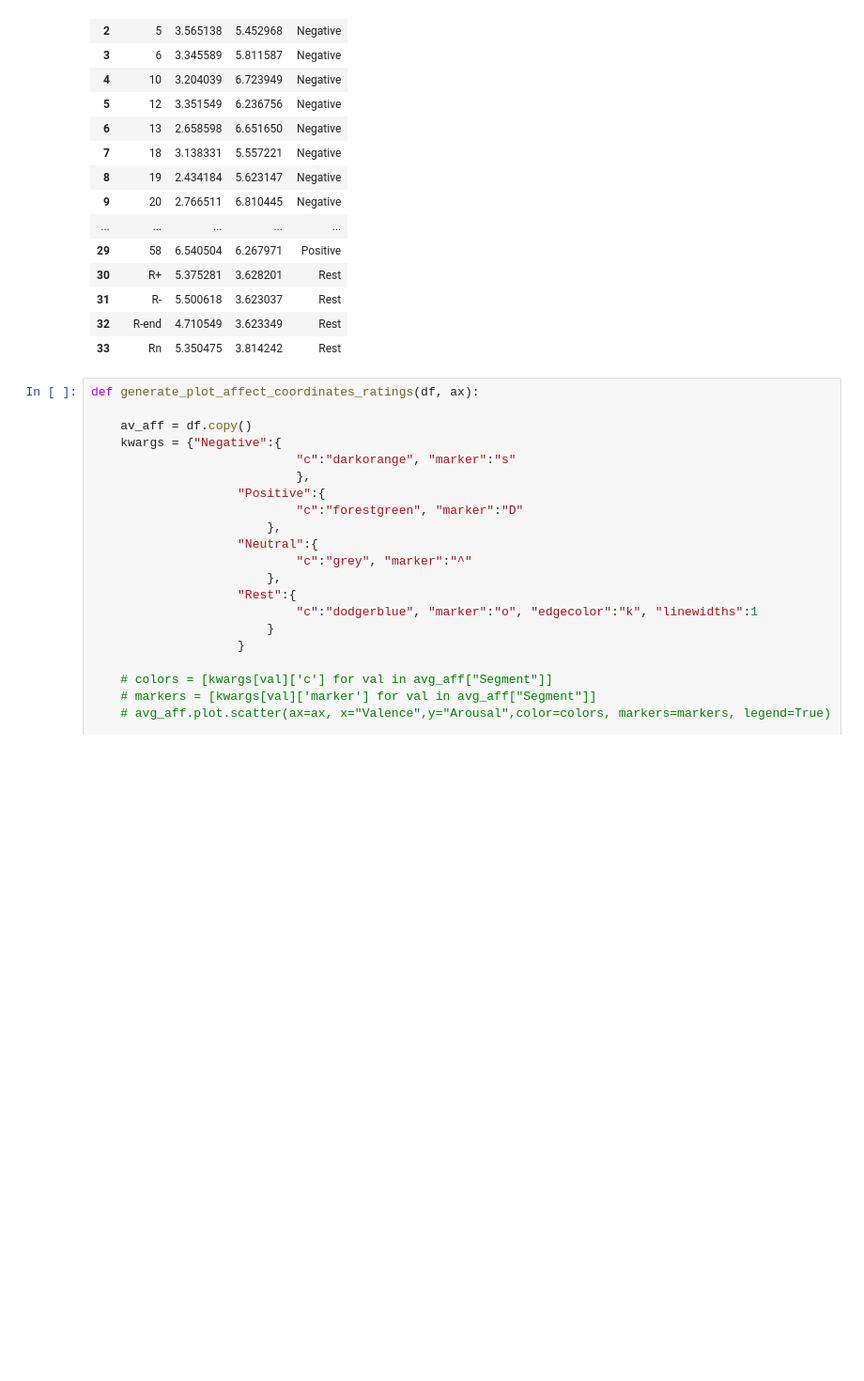
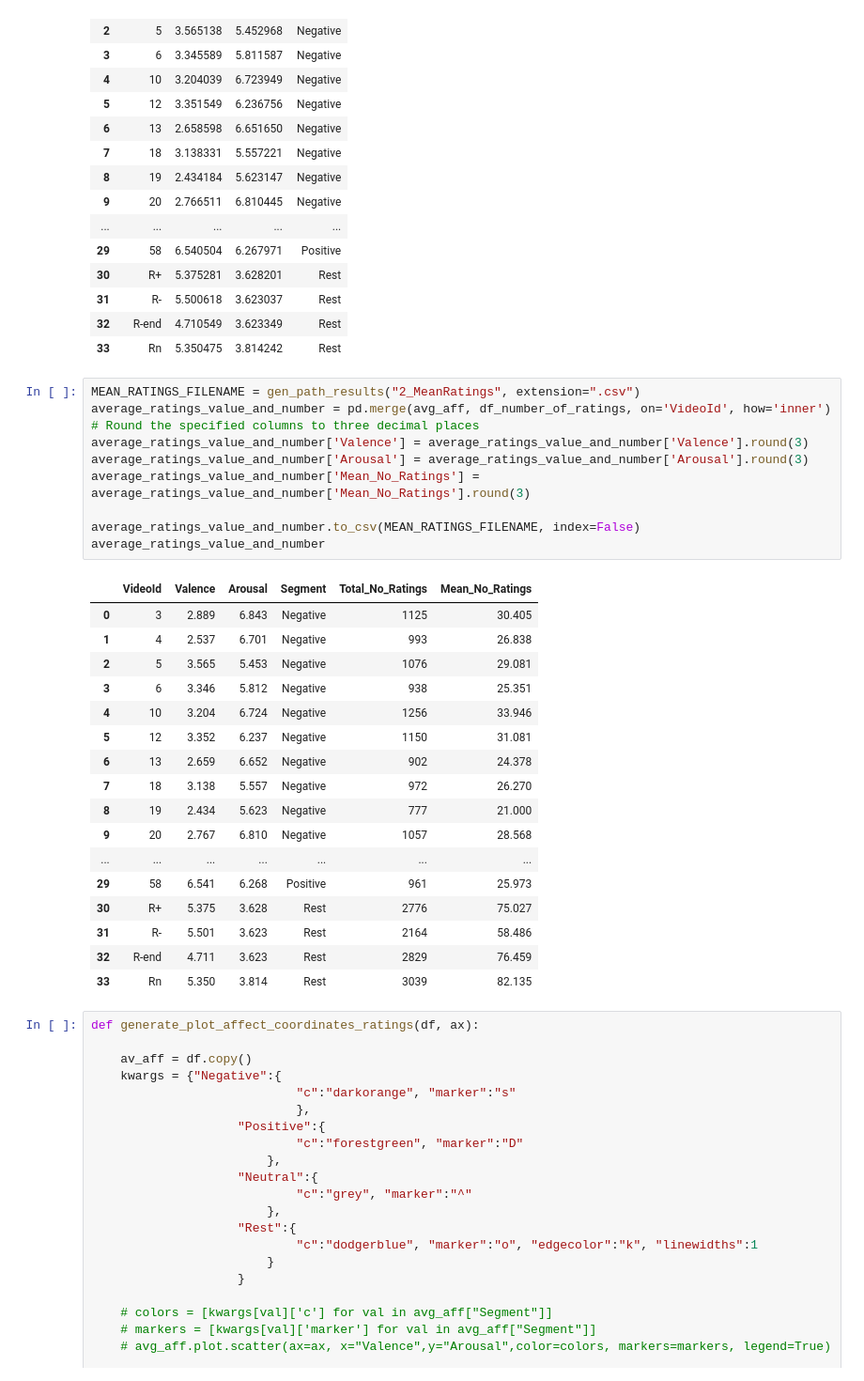
Before and after one commit to michalgnacek/AVDOS-VR, a Jupyter notebook: notebooks/2_affect_classification.ipynb, the cells around one changed output. Shown at 94% size. Saved outputs shown, nothing was run; the diff lists cells and outputs as text; blank space fills up the shorter version.

```diff
--- a/notebooks/2_affect_classification.ipynb
+++ b/notebooks/2_affect_classification.ipynb
@@ -383,6 +383,34 @@ avg_aff
 | 31 | R- | 5.500618 | 3.623037 | Rest |
 | 32 | R-end | 4.710549 | 3.623349 | Rest |
 | 33 | Rn | 5.350475 | 3.814242 | Rest |
+# %%
+MEAN_RATINGS_FILENAME = gen_path_results("2_MeanRatings", extension=".csv")
+average_ratings_value_and_number = pd.merge(avg_aff, df_number_of_ratings, on='VideoId', how='inner')
+# Round the specified columns to three decimal places
+average_ratings_value_and_number['Valence'] = average_ratings_value_and_number['Valence'].round(3)
+average_ratings_value_and_number['Arousal'] = average_ratings_value_and_number['Arousal'].round(3)
+average_ratings_value_and_number['Mean_No_Ratings'] = average_ratings_value_and_number['Mean_No_Ratings'].round(3)
+
+average_ratings_value_and_number.to_csv(MEAN_RATINGS_FILENAME, index=False)
+average_ratings_value_and_number
+# %% [output]
+|  | VideoId | Valence | Arousal | Segment | Total_No_Ratings | Mean_No_Ratings |
+| 0 | 3 | 2.889 | 6.843 | Negative | 1125 | 30.405 |
+| 1 | 4 | 2.537 | 6.701 | Negative | 993 | 26.838 |
+| 2 | 5 | 3.565 | 5.453 | Negative | 1076 | 29.081 |
+| 3 | 6 | 3.346 | 5.812 | Negative | 938 | 25.351 |
+| 4 | 10 | 3.204 | 6.724 | Negative | 1256 | 33.946 |
+| 5 | 12 | 3.352 | 6.237 | Negative | 1150 | 31.081 |
+| 6 | 13 | 2.659 | 6.652 | Negative | 902 | 24.378 |
+| 7 | 18 | 3.138 | 5.557 | Negative | 972 | 26.270 |
+| 8 | 19 | 2.434 | 5.623 | Negative | 777 | 21.000 |
+| 9 | 20 | 2.767 | 6.810 | Negative | 1057 | 28.568 |
+| ... | ... | ... | ... | ... | ... | ... |
+| 29 | 58 | 6.541 | 6.268 | Positive | 961 | 25.973 |
+| 30 | R+ | 5.375 | 3.628 | Rest | 2776 | 75.027 |
+| 31 | R- | 5.501 | 3.623 | Rest | 2164 | 58.486 |
+| 32 | R-end | 4.711 | 3.623 | Rest | 2829 | 76.459 |
+| 33 | Rn | 5.350 | 3.814 | Rest | 3039 | 82.135 |
 # %%
 def generate_plot_affect_coordinates_ratings(df, ax):
 
```
Also changed, not shown: parts of 13 cells of this notebook.
